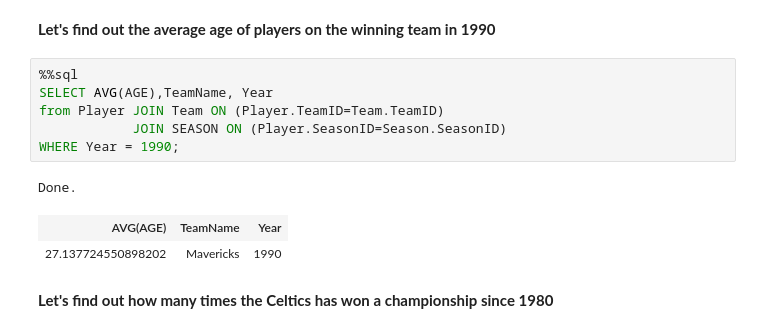
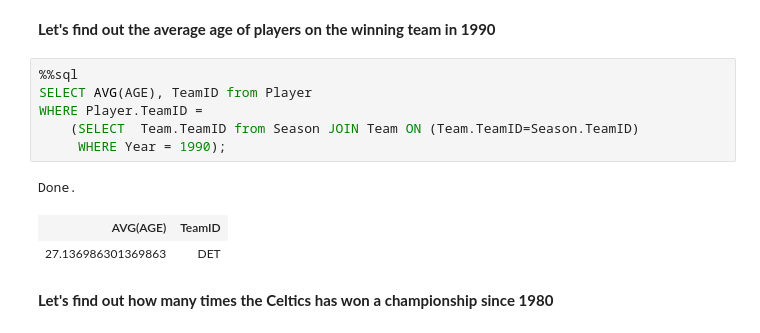
Before and after one commit to fairfield-university-is510-fall2017/final-project-four-score, a Jupyter notebook: Analysis.ipynb, the cells around one changed output. Saved outputs shown, nothing was run; the diff lists cells and outputs as text.

```diff
--- a/Analysis.ipynb
+++ b/Analysis.ipynb
@@ -60,14 +60,14 @@ Done.
 **Let's find out the average age of players on the winning team in 1990**
 # %%
 %%sql
-SELECT AVG(AGE),TeamName, Year
-from Player JOIN Team ON (Player.TeamID=Team.TeamID)
-            JOIN SEASON ON (Player.SeasonID=Season.SeasonID)
-WHERE Year = 1990;
+SELECT AVG(AGE), TeamID from Player
+WHERE Player.TeamID =
+    (SELECT  Team.TeamID from Season JOIN Team ON (Team.TeamID=Season.TeamID)
+     WHERE Year = 1990);
 # %% [output]
 Done.
-| AVG(AGE) | TeamName | Year |
-| 27.137724550898202 | Mavericks | 1990 |
+| AVG(AGE) | TeamID |
+| 27.136986301369863 | DET |
 # %% [markdown]
 **Let's find out how many times the Celtics has won a championship since 1980**
 # %%
```
